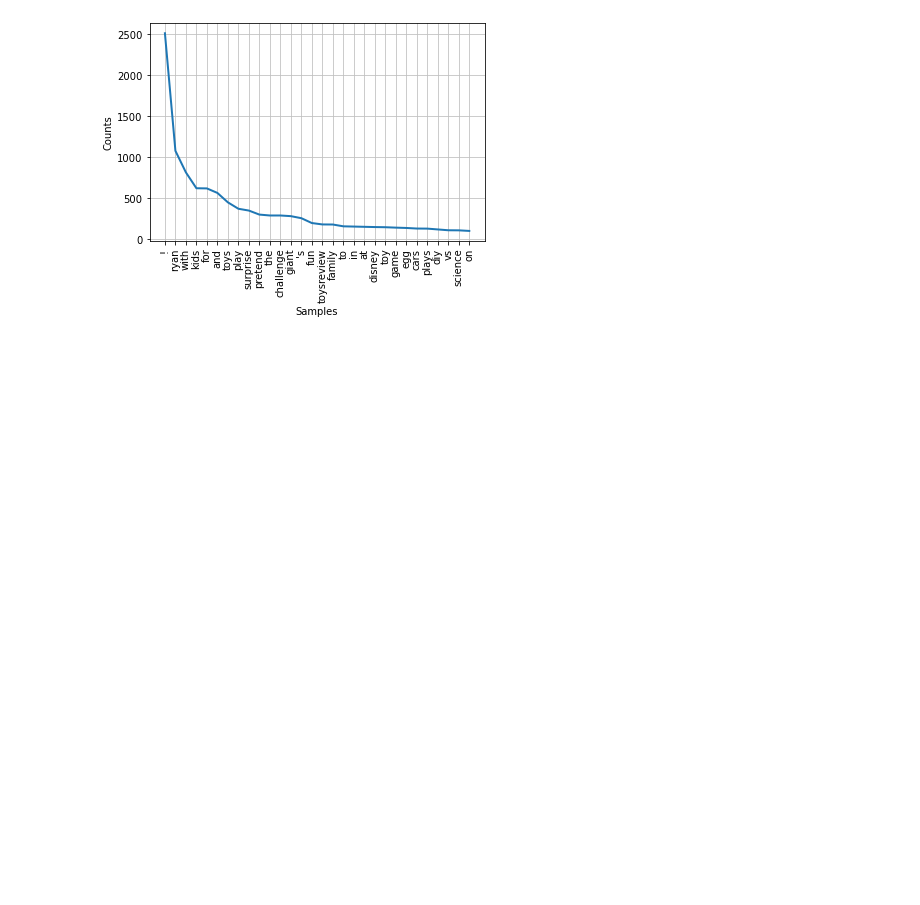
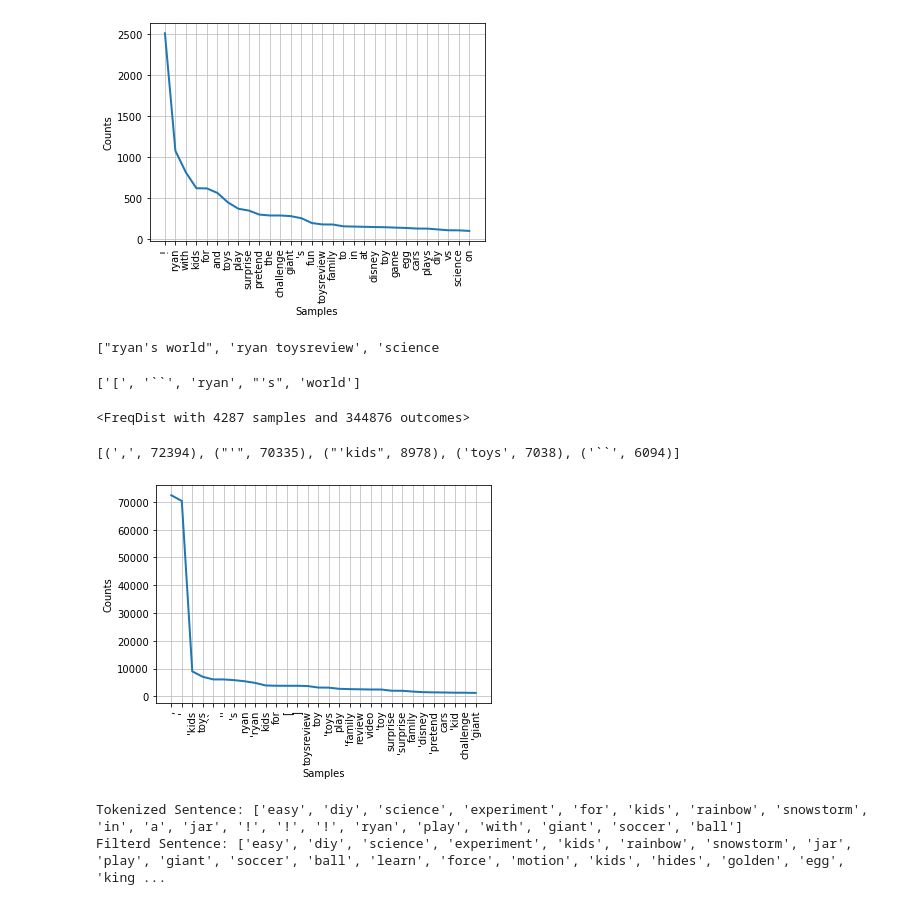
Before and after one commit to Kuntya/capstone_project_2, a Jupyter notebook: eda.ipynb, the cells around one changed output. Saved outputs shown, nothing was run; the diff lists cells and outputs as text; code cells hidden in the pictures; blank space fills up the shorter version.

```diff
--- a/eda.ipynb
+++ b/eda.ipynb
@@ -134,3 +141,27 @@ fdist.plot(30,cumulative=False)
 plt.show()
 # %% [output]
 [figure]
+# %%
+print(tag_words[:45])
+# %% [output]
+["ryan's world", 'ryan toysreview', 'science
+# %%
+tokenized_tag=word_tokenize(tag_words)
+print(tokenized_tag[:5])
+# %% [output]
+['[', '``', 'ryan', "'s", 'world']
+# %%
+fdist_tag = FreqDist(tokenized_tag)
+print(fdist_tag)
+# %% [output]
+<FreqDist with 4287 samples and 344876 outcomes>
+# %%
+fdist_tag.most_common(5)
+# %% [output]
+[(',', 72394), ("'", 70335), ("'kids", 8978), ('toys', 7038), ('``', 6094)]
+# %%
+# Frequency Distribution Plot - TITLE
+fdist_tag.plot(30,cumulative=False)
+plt.show()
+# %% [output]
+[figure, added]
@@ -136,0 +170,10 @@ plt.show()
+# %%
+filtered_sent=[]
+for w in tokenized_title:
+    if w not in stopwords:
+        filtered_sent.append(w)
+print("Tokenized Sentence:",tokenized_title[:20])
+print("Filterd Sentence:",filtered_sent[:20])
+# %% [output]
+Tokenized Sentence: ['easy', 'diy', 'science', 'experiment', 'for', 'kids', 'rainbow', 'snowstorm', 'in', 'a', 'jar', '!', '!', '!', 'ryan', 'play', 'with', 'giant', 'soccer', 'ball']
+Filterd Sentence: ['easy', 'diy', 'science', 'experiment', 'kids', 'rainbow', 'snowstorm', 'jar', 'play', 'giant', 'soccer', 'ball', 'learn', 'force', 'motion', 'kids', 'hides', 'golden', 'egg', 'king ...
```
Also changed, not shown: parts of 22 cells of this notebook.
